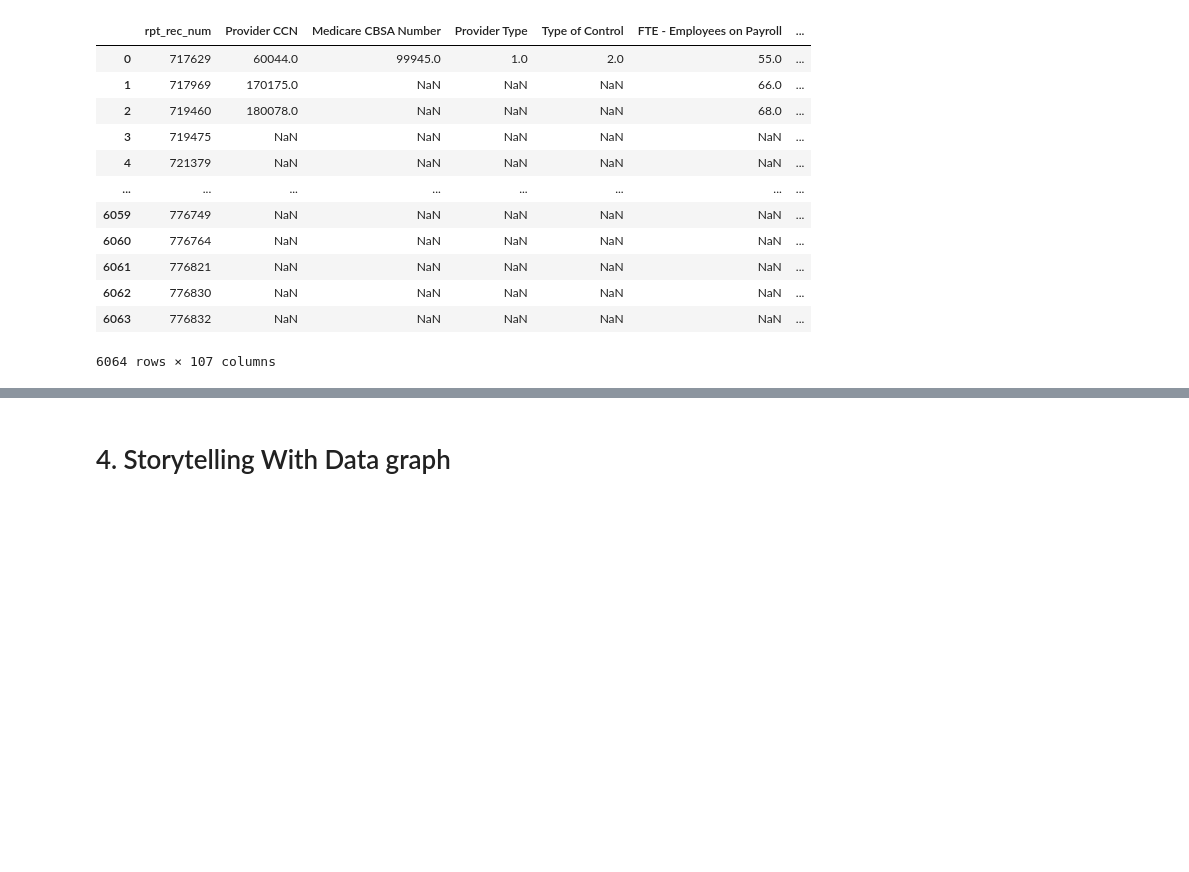
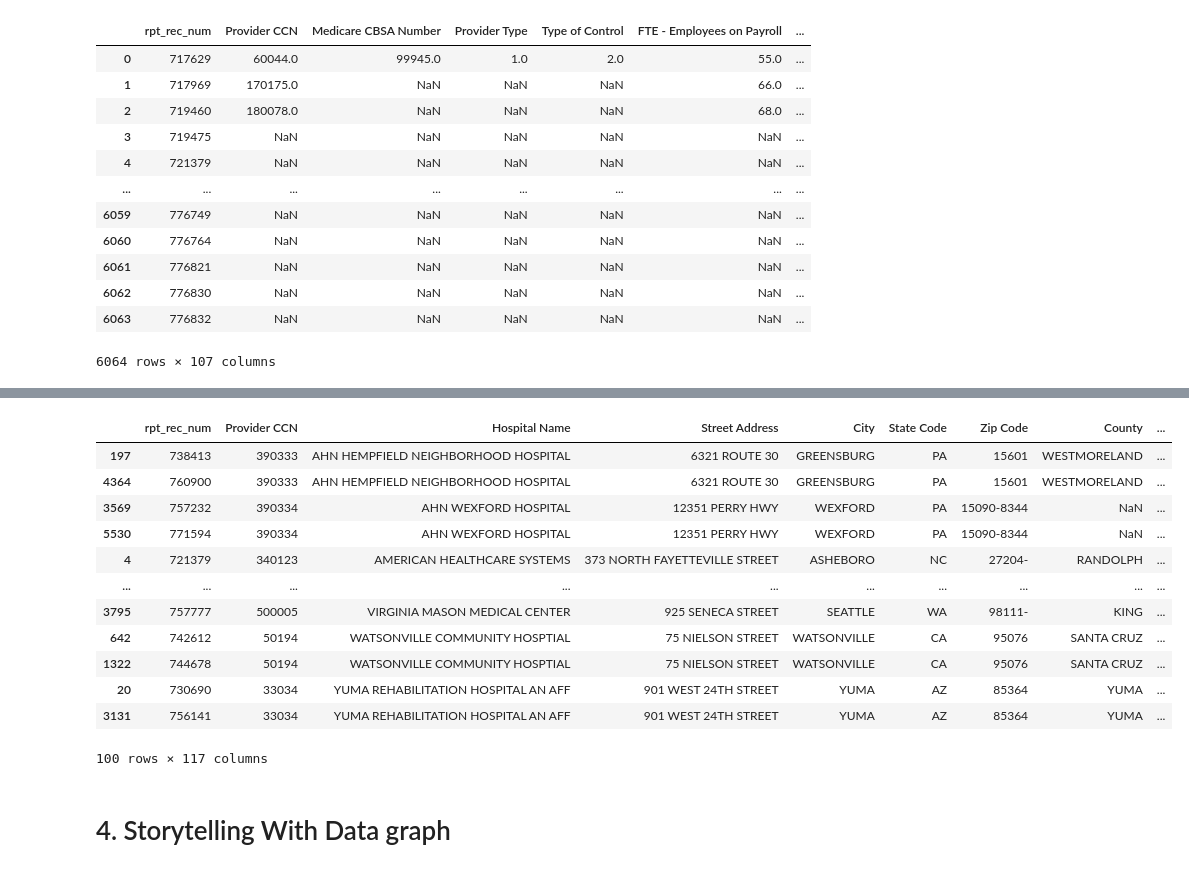
Before and after one commit to tware5-star/Module-B-semester-2, a Jupyter notebook: OMDS-ModB2-Week2-Ware-Tiffany.ipynb, the cells around one changed output, grey strips where cells are left out. Cells and saved outputs as stored; diff of their text form; code cells hidden in the pictures; blank space fills up the shorter version.

```diff
--- a/OMDS-ModB2-Week2-Ware-Tiffany.ipynb
+++ b/OMDS-ModB2-Week2-Ware-Tiffany.ipynb
@@ -378,0 +416,26 @@ mode
+# %%
+# Check that Provider CCN and Hospital Names are matching as expected
+
+
+cols_to_check = ["Provider CCN", "Hospital Name", "Street Address", "City", "State Code", "Zip Code", "County"] # Create variable to rows to check
+
+duplicate_mask = df_provider.duplicated(subset=cols_to_check, keep=False) # Create a filter for all duplicate rows
+
+df_provider[duplicate_mask].sort_values(by="Hospital Name") # Display duplicate rows
+# Duplicates are from Hospitals with Fiscal Years in 2022 and 2023. Should 2023 enddate years be deleted?
+
+# Also need to check if the expenses match up between these duplicates (Do they make sense?)
+# %% [output]
+|  | rpt_rec_num | Provider CCN | Hospital Name | Street Address | City | State Code | Zip Code | County | ... |
+| 197 | 738413 | 390333 | AHN HEMPFIELD NEIGHBORHOOD HOSPITAL | 6321 ROUTE 30 | GREENSBURG | PA | 15601 | WESTMORELAND | ... |
+| 4364 | 760900 | 390333 | AHN HEMPFIELD NEIGHBORHOOD HOSPITAL | 6321 ROUTE 30 | GREENSBURG | PA | 15601 | WESTMORELAND | ... |
+| 3569 | 757232 | 390334 | AHN WEXFORD HOSPITAL | 12351 PERRY HWY | WEXFORD | PA | 15090-8344 | NaN | ... |
+| 5530 | 771594 | 390334 | AHN WEXFORD HOSPITAL | 12351 PERRY HWY | WEXFORD | PA | 15090-8344 | NaN | ... |
+| 4 | 721379 | 340123 | AMERICAN HEALTHCARE SYSTEMS | 373 NORTH FAYETTEVILLE STREET | ASHEBORO | NC | 27204- | RANDOLPH | ... |
+| ... | ... | ... | ... | ... | ... | ... | ... | ... | ... |
+| 3795 | 757777 | 500005 | VIRGINIA MASON MEDICAL CENTER | 925 SENECA STREET | SEATTLE | WA | 98111- | KING | ... |
+| 642 | 742612 | 50194 | WATSONVILLE COMMUNITY HOSPTIAL | 75 NIELSON STREET | WATSONVILLE | CA | 95076 | SANTA CRUZ | ... |
+| 1322 | 744678 | 50194 | WATSONVILLE COMMUNITY HOSPTIAL | 75 NIELSON STREET | WATSONVILLE | CA | 95076 | SANTA CRUZ | ... |
+| 20 | 730690 | 33034 | YUMA REHABILITATION HOSPITAL AN AFF | 901 WEST 24TH STREET | YUMA | AZ | 85364 | YUMA | ... |
+| 3131 | 756141 | 33034 | YUMA REHABILITATION HOSPITAL AN AFF | 901 WEST 24TH STREET | YUMA | AZ | 85364 | YUMA | ... |
+100 rows × 117 columns
```
Also changed, not shown: parts of 8 cells of this notebook.
